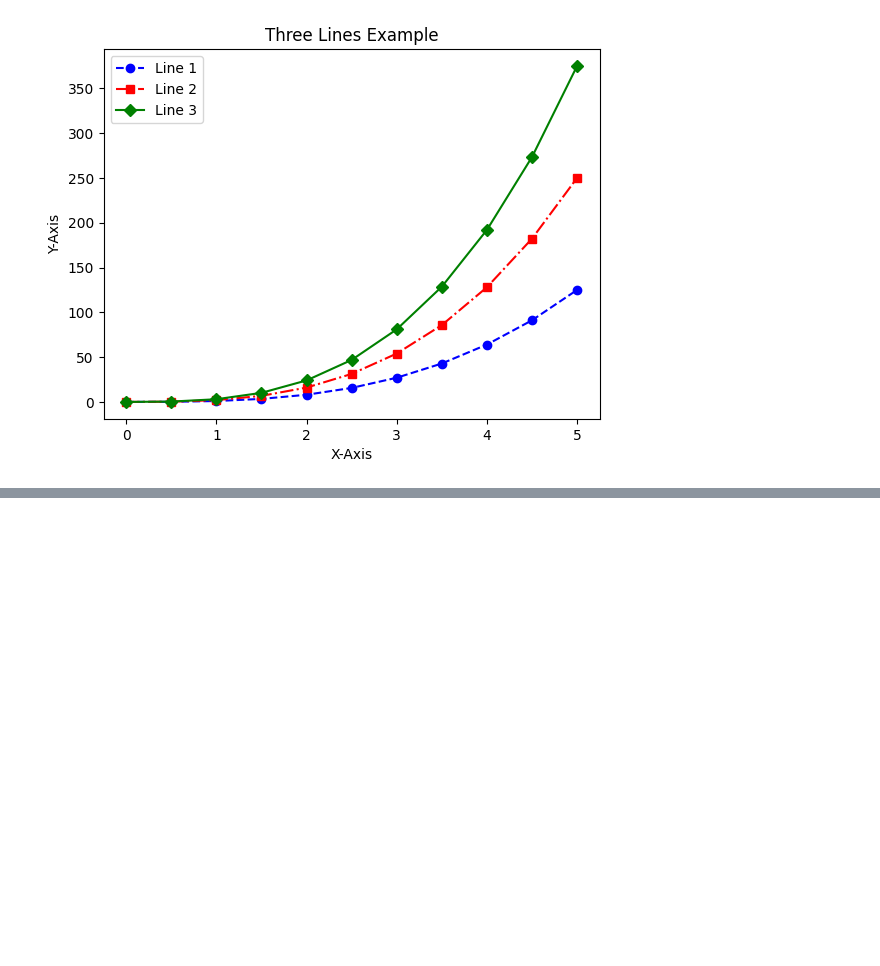
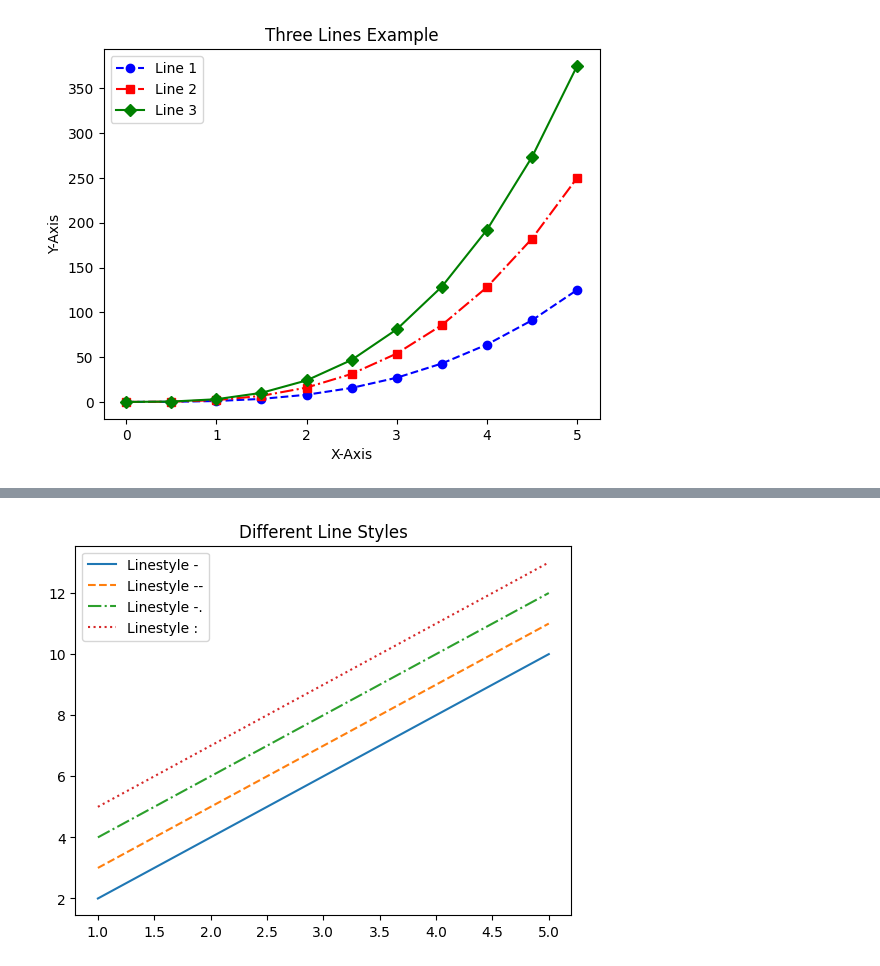
Before and after one commit to SatChittAnand/Data-Visualization, a Jupyter notebook: Data_Visualization.ipynb, the cells around one changed output, grey strips where cells are left out. Cells and saved outputs as stored; diff of their text form; code cells hidden in the pictures; blank space fills up the shorter version.

```diff
--- a/Data_Visualization.ipynb
+++ b/Data_Visualization.ipynb
@@ -72,0 +85,16 @@ marker_options = [
+# %%
+linestyle_options = [
+    "-",    # Solid line
+    "--",   # Dashed line
+    "-.",   # Dash-dot line
+    ":",    # Dotted line
+]
+# %%
+for i, ls in enumerate(linestyle_options):
+    plt.plot(x1, [y + i for y in y_base], label=f"Linestyle {ls}", linestyle=ls)
+
+plt.title("Different Line Styles")
+plt.legend()
+plt.show()
+# %% [output]
+[figure, added]
```
Also changed, not shown: parts of 1 cell of this notebook.
